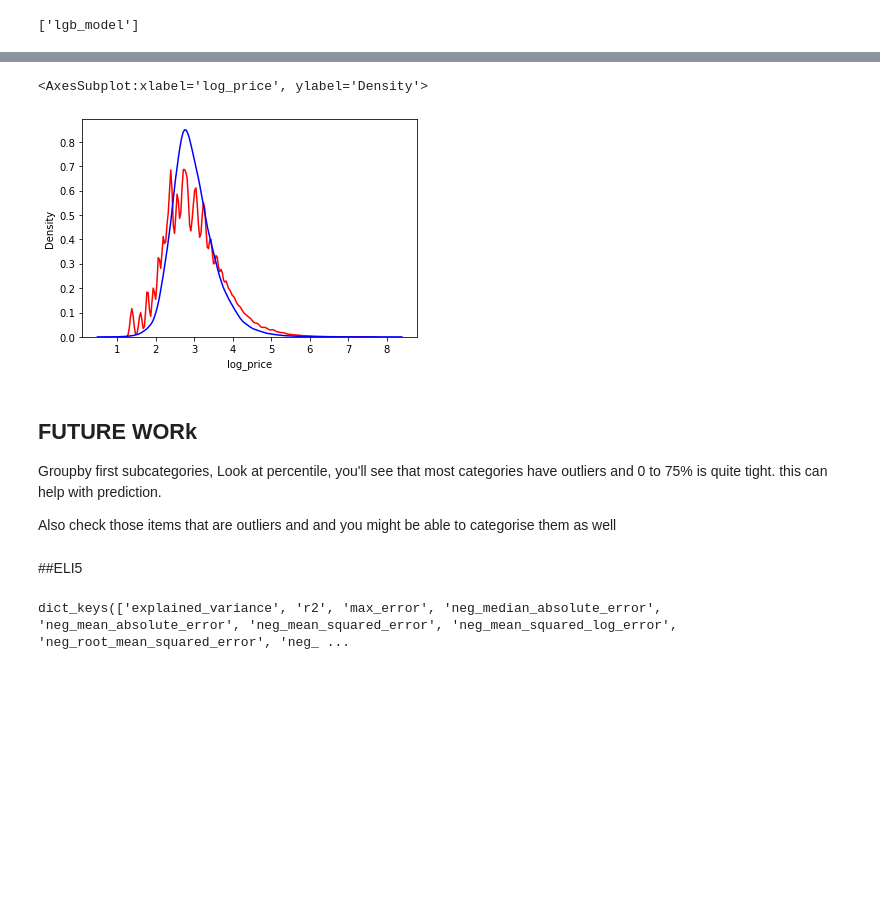
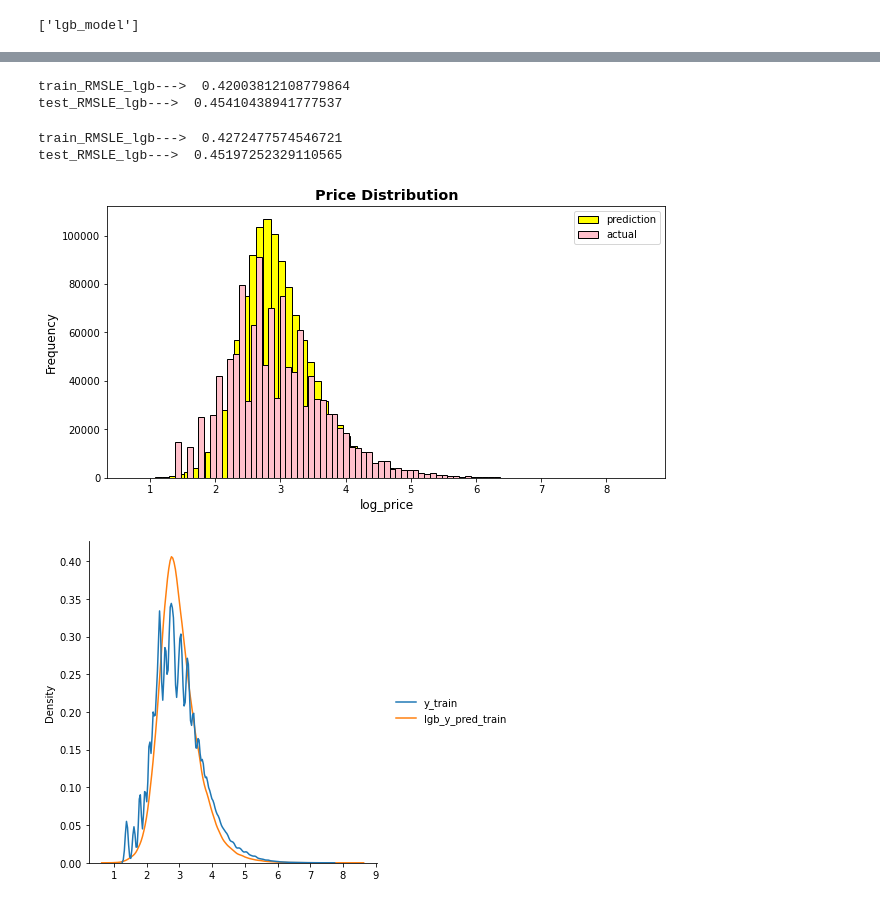
Before and after one commit to TB234/NLP_project, a Jupyter notebook: NLP_project_mercari.ipynb, the cells around one changed output, grey strips where cells are left out. Drawn from its saved outputs; the diff is of its cells as text; code cells hidden in the pictures; blank space fills up the shorter version.

```diff
--- a/NLP_project_mercari.ipynb
+++ b/NLP_project_mercari.ipynb
@@ -1374,18 +1407,37 @@ metrics.mean_squared_error(y, lgb_y_pred, squared = True)
-# %%
-ax = sns.distplot(y, hist = False, label = "Actual", color= 'red')
-sns.distplot(lgb_y_pred, hist = False, ax = ax, label = "prediction", color = 'blue')
-# %% [output]
-<AxesSubplot:xlabel='log_price', ylabel='Density'>
-[figure, removed]
-# %% [markdown]
-## FUTURE WORk
-
-Groupby first subcategories, Look at percentile, you'll see that most categories have outliers and 0 to 75% is quite tight. this can help with prediction.
-
-Also check those items that are outliers and and you might be able to categorise them as well
-# %% [markdown]
-##ELI5
-# %%
-metrics.SCORERS.keys()
-# %% [output]
-dict_keys(['explained_variance', 'r2', 'max_error', 'neg_median_absolute_error', 'neg_mean_absolute_error', 'neg_mean_squared_error', 'neg_mean_squared_log_error', 'neg_root_mean_squared_error', 'neg_ ...
+# %%
+
+print('train_RMSLE_lgb---> ', metrics.mean_squared_error(y_train, lgb_y_pred_train, squared = False) )
+print('test_RMSLE_lgb---> ', metrics.mean_squared_error(y_test, lgb_y_pred_test, squared = False) )
+# %% [output]
+train_RMSLE_lgb--->  0.42003812108779864
+test_RMSLE_lgb--->  0.45410438941777537
+# %%
+
+print('train_RMSLE_lgb---> ', metrics.mean_squared_error(y_train, lgb_y_pred_train, squared = False) )
+print('test_RMSLE_lgb---> ', metrics.mean_squared_error(y_test, lgb_y_pred_test, squared = False) )
+# %% [output]
+train_RMSLE_lgb--->  0.4272477574546721
+test_RMSLE_lgb--->  0.45197252329110565
+# %%
+fig,ax = plt.subplots(1,1, figsize=(10,5))
+
+ax.hist(lgb_y_pred_train, bins = 70,  linewidth=1, edgecolor="black", facecolor = 'yellow', label = 'prediction')
+ax.legend()
+
+ax.hist(y_train, bins = 70,  linewidth=1, edgecolor="black", facecolor = 'pink', label = 'actual')
+ax.legend()
+
+ax.set_xlabel('log_price', fontsize = 'large')
+ax.set_ylabel('Frequency', fontsize = 'large')
+ax.set_title('Price Distribution', fontsize = 'x-large', fontweight = 'bold')
+
+
+plt.show()
+# %% [output]
+[figure, added]
+# %%
+#Plotting distribution of actual train  and predicted train
+z_train = pd.DataFrame(({'y_train':y_train, 'lgb_y_pred_train': lgb_y_pred_train}))
+ax1 = sns.displot(z_train, kind="kde")
+# %% [output]
+[figure, added]
```
Also changed, not shown: parts of 14 cells of this notebook, 1 other file.
